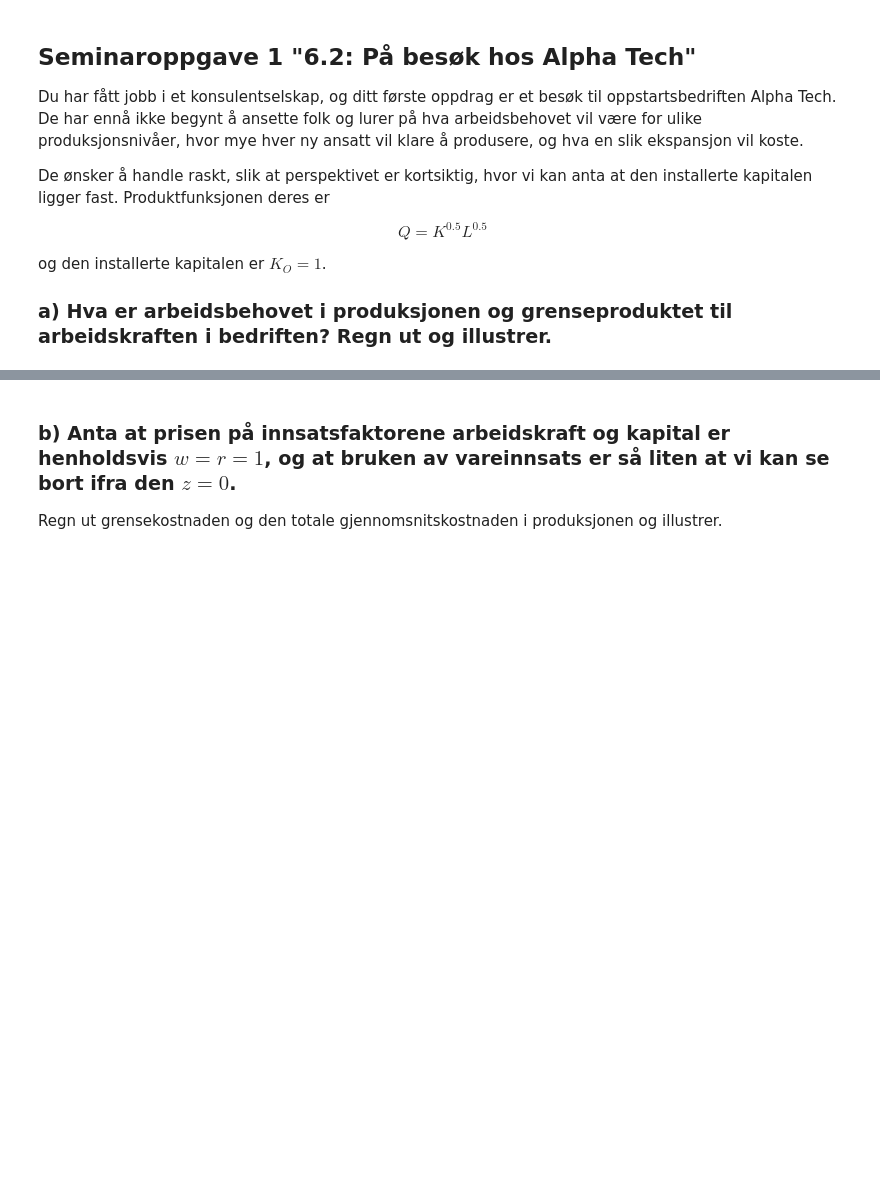
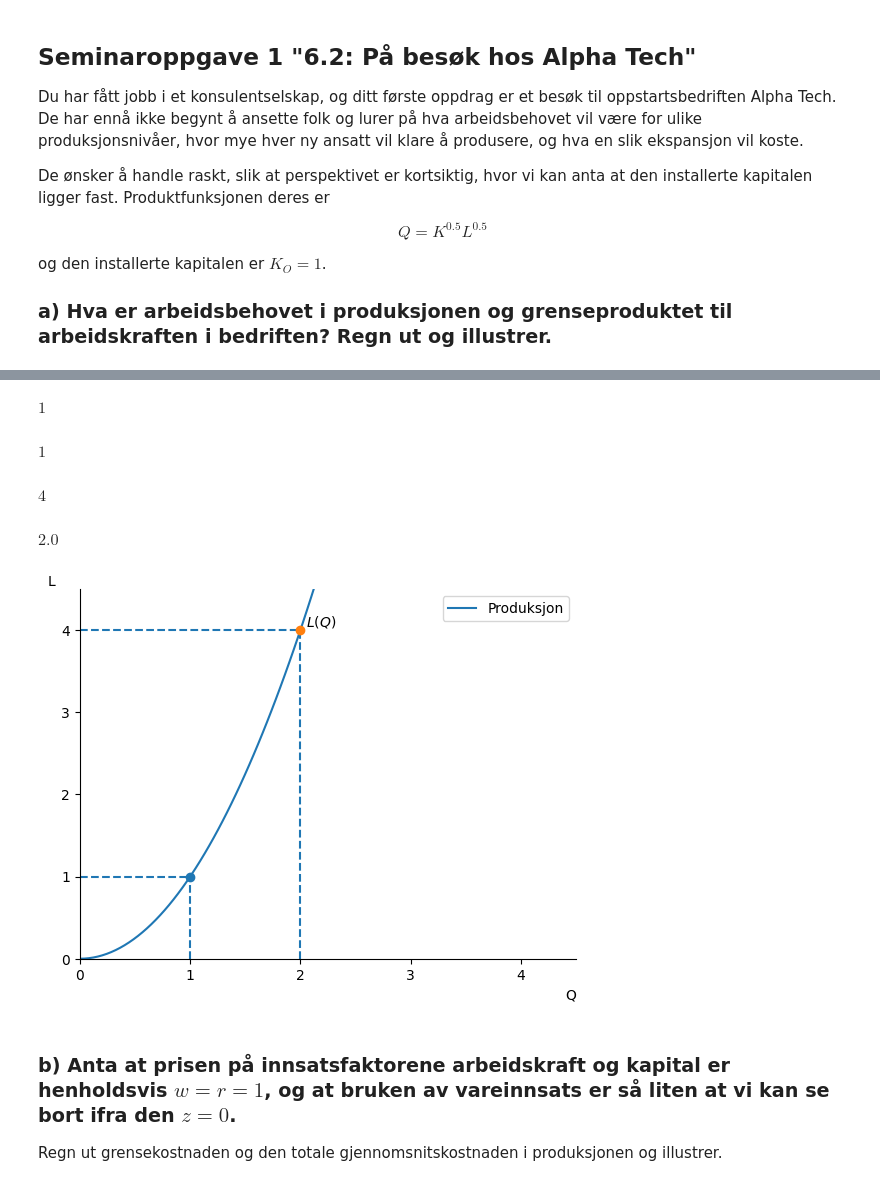
Before and after one commit to uit-sok-1303-v26/uit-sok-1303.v26.github.io, a Jupyter notebook: Produksjonsteori - Kapittel 6.ipynb, the cells around one changed output, grey strips where cells are left out. Drawn from its saved outputs; the diff is of its cells as text; code cells hidden in the pictures; blank space fills up the shorter version.

```diff
--- a/Produksjonsteori - Kapittel 6.ipynb
+++ b/Produksjonsteori - Kapittel 6.ipynb
@@ -222,3 +267,60 @@ og den installerte kapitalen er $K_O = 1$.
+# %%
+# Substituerer verdier inn for L_løsning
+
+L_subs = L_løsning.subs([(K, 1), (Q, 1)])
+
+L_subs
+# %% [output]
+$\displaystyle 1$
+# %%
+# Substituerer verdier inn for Q = 1
+
+Q_subs = cobb_doug.rhs.subs([(K,1), (L,L_subs)])
+
+Q_subs
+# %% [output]
+$\displaystyle 1$
+# %%
+# Hvis produksjonen øker til Q = 2
+L_subs_2 = L_løsning.subs([(K, 1), (Q, 2)])
+
+L_subs_2
+# %% [output]
+$\displaystyle 4$
+# %%
+# Substituerer verdier inn for Q hvis produksjonen øker
+
+Q_subs_2 = cobb_doug.rhs.subs([(K,1), (L,L_subs_2)])
+
+Q_subs_2
+# %% [output]
+$\displaystyle 2.0$
+# %%
+# Illustrerer i en figur
+Q_verdier = np.linspace(0.001, 4, 100)
+
+fig, ax = create_ax()
+
+# Tegner produksjonsnivå for K_0 = 1
+ax.plot(Q_verdier, L_plot(Q_verdier,1), label = "Produksjon")
+
+# Tegner optimale punkt for produksjon hvor K = 1, Q = 1
+ax.scatter(Q_subs,L_subs, zorder = 5)
+ax.vlines(Q_subs,0,L_subs, linestyles = "--")
+ax.hlines(L_subs,0,Q_subs, linestyles = "--")
+
+# Tegner optimale punkt for produksjon hvor K= 1, Q= 2
+ax.scatter(Q_subs_2, L_subs_2, zorder = 5)
+ax.vlines(Q_subs_2,0,L_subs_2, linestyles = "--")
+ax.hlines(L_subs_2, 0, Q_subs_2, linestyles = "--")
+
+# Skriver inn L(Q)
+ax.annotate('$L(Q)$',(Q_subs_2+0.05,L_subs_2+0.05))
+
+
+ax.legend();
+# %% [output]
+[figure, added]
 # %% [markdown]
 ### b) Anta at prisen på innsatsfaktorene arbeidskraft og kapital er henholdsvis $w = r = 1$, og at bruken av vareinnsats er så liten at vi kan se bort ifra den $z = 0$.
 
```
Also changed, not shown: parts of 17 cells of this notebook.
